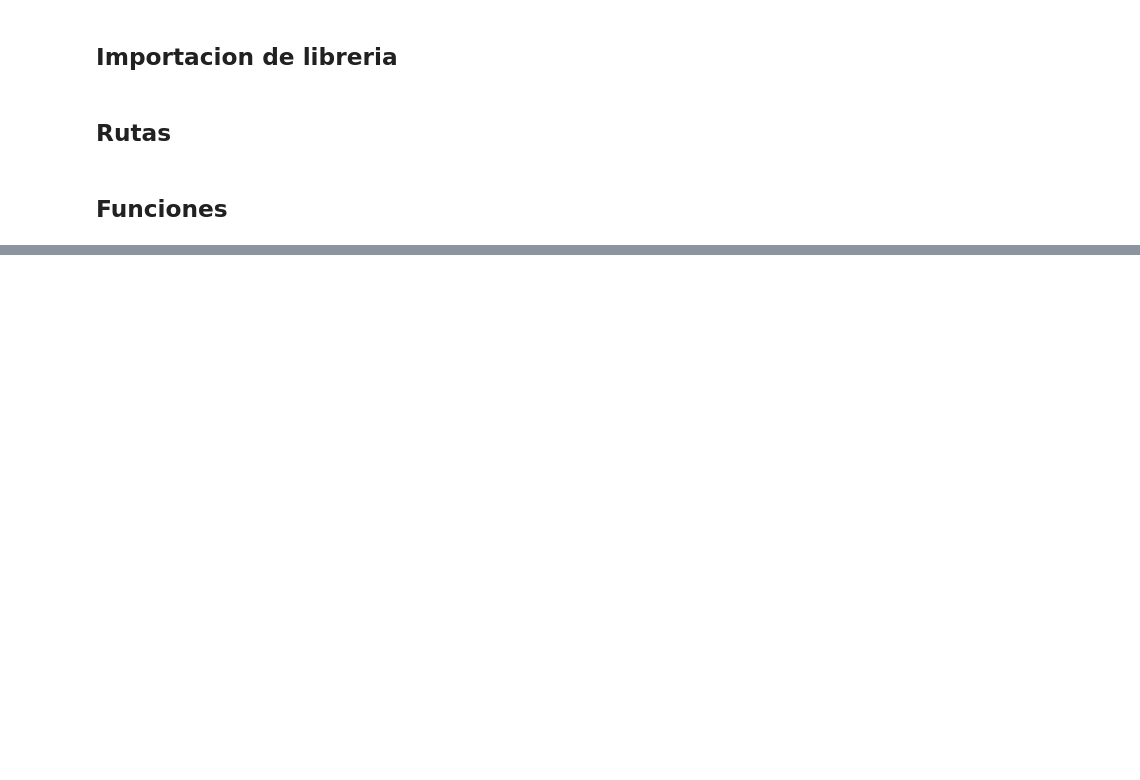
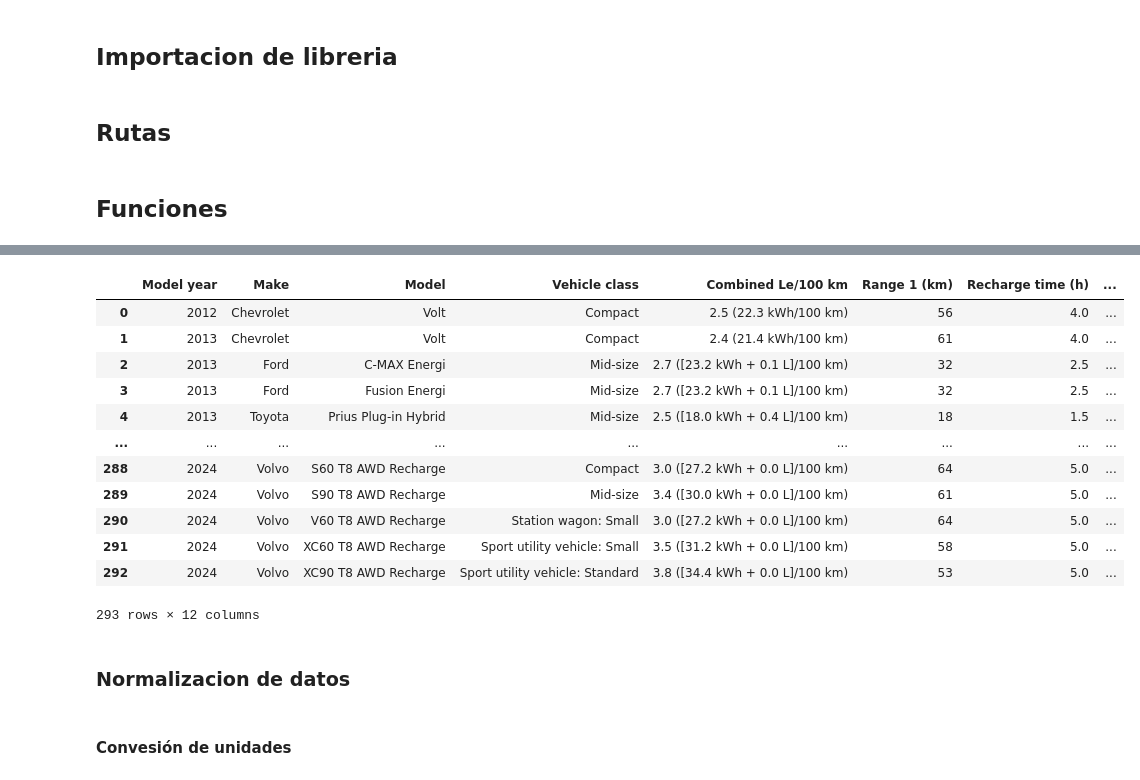
Before and after one commit to LScelza/Proyecto-final, a Jupyter notebook: ETL/ETL_hibridos_enchufables.ipynb, the cells around one changed output, grey strips where cells are left out. Cells and saved outputs as stored; diff of their text form; code cells hidden in the pictures; blank space fills up the shorter version.

Commit message:
hibridos

```diff
--- a/ETL/ETL_hibridos_enchufables.ipynb
+++ b/ETL/ETL_hibridos_enchufables.ipynb
@@ -39,0 +47,2 @@ path = '../path.txt'
+# %%
+df = pd.read_csv(rendimiento_hibrido_enchufable, encoding='utf-8')
@@ -39,0 +61,3 @@ path = '../path.txt'
+# %%
+columnas_a_borrar = ['_id', 'Motor (kW)', 'Engine size (L)', 'Cylinders', 'Transmission', 'Fuel type 1', 'Fuel type 2',
+                     'CO2 rating', 'Smog rating']
@@ -39,0 +66,2 @@ path = '../path.txt'
+# %%
+df = df.drop(columnas_a_borrar, axis=1)
@@ -39,0 +90,20 @@ path = '../path.txt'
+# %%
+df
+# %% [output]
+|  | Model year | Make | Model | Vehicle class | Combined Le/100 km | Range 1 (km) | Recharge time (h) | ... |
+| 0 | 2012 | Chevrolet | Volt | Compact | 2.5 (22.3 kWh/100 km) | 56 | 4.0 | ... |
+| 1 | 2013 | Chevrolet | Volt | Compact | 2.4 (21.4 kWh/100 km) | 61 | 4.0 | ... |
+| 2 | 2013 | Ford | C-MAX Energi | Mid-size | 2.7 ([23.2 kWh + 0.1 L]/100 km) | 32 | 2.5 | ... |
+| 3 | 2013 | Ford | Fusion Energi | Mid-size | 2.7 ([23.2 kWh + 0.1 L]/100 km) | 32 | 2.5 | ... |
+| 4 | 2013 | Toyota | Prius Plug-in Hybrid | Mid-size | 2.5 ([18.0 kWh + 0.4 L]/100 km) | 18 | 1.5 | ... |
+| ... | ... | ... | ... | ... | ... | ... | ... | ... |
+| 288 | 2024 | Volvo | S60 T8 AWD Recharge | Compact | 3.0 ([27.2 kWh + 0.0 L]/100 km) | 64 | 5.0 | ... |
+| 289 | 2024 | Volvo | S90 T8 AWD Recharge | Mid-size | 3.4 ([30.0 kWh + 0.0 L]/100 km) | 61 | 5.0 | ... |
+| 290 | 2024 | Volvo | V60 T8 AWD Recharge | Station wagon: Small | 3.0 ([27.2 kWh + 0.0 L]/100 km) | 64 | 5.0 | ... |
+| 291 | 2024 | Volvo | XC60 T8 AWD Recharge | Sport utility vehicle: Small | 3.5 ([31.2 kWh + 0.0 L]/100 km) | 58 | 5.0 | ... |
+| 292 | 2024 | Volvo | XC90 T8 AWD Recharge | Sport utility vehicle: Standard | 3.8 ([34.4 kWh + 0.0 L]/100 km) | 53 | 5.0 | ... |
+293 rows × 12 columns
+# %% [markdown]
+### Normalizacion de datos
+# %% [markdown]
+#### Convesión de unidades
```
Also changed, not shown: parts of 16 cells of this notebook, 6 other files.
